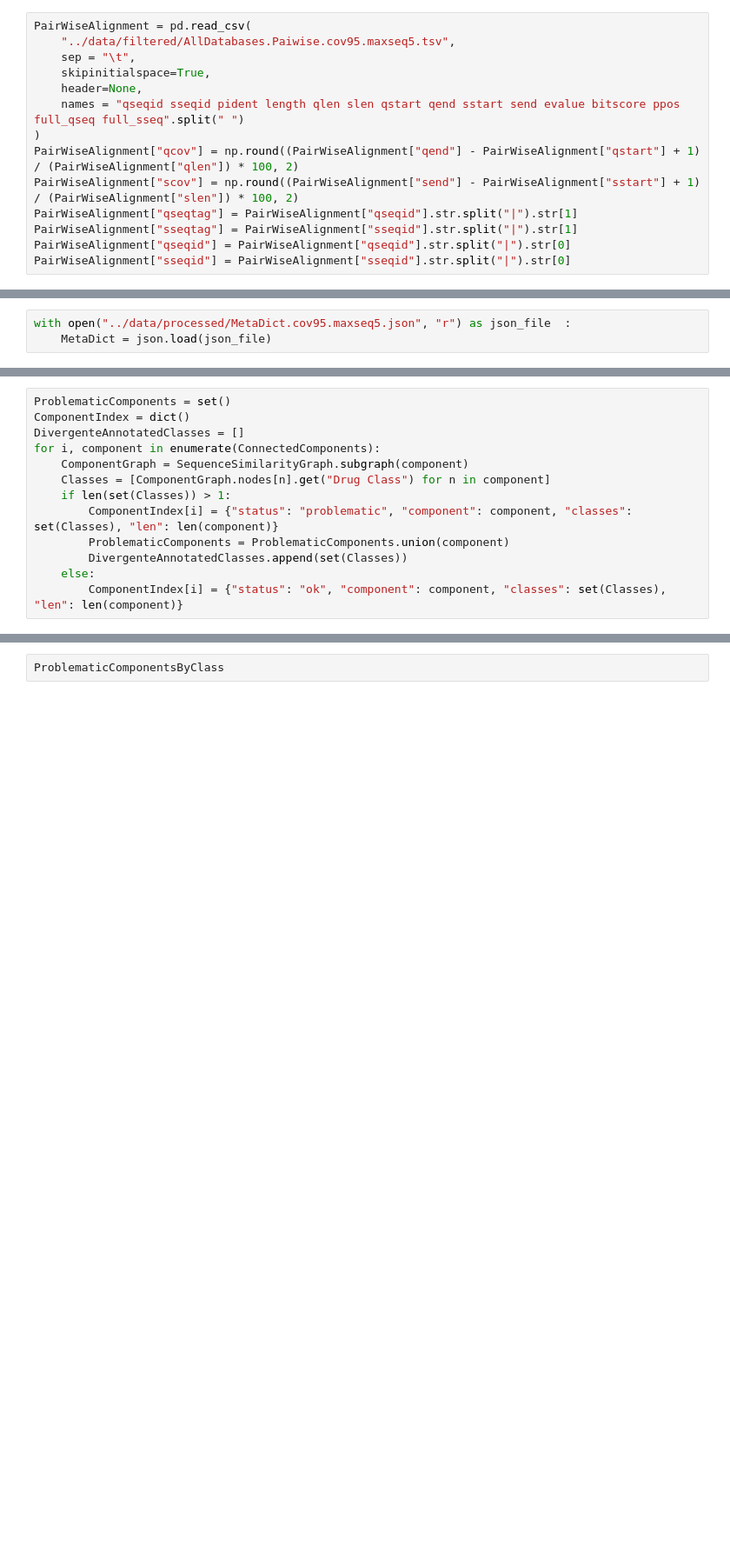
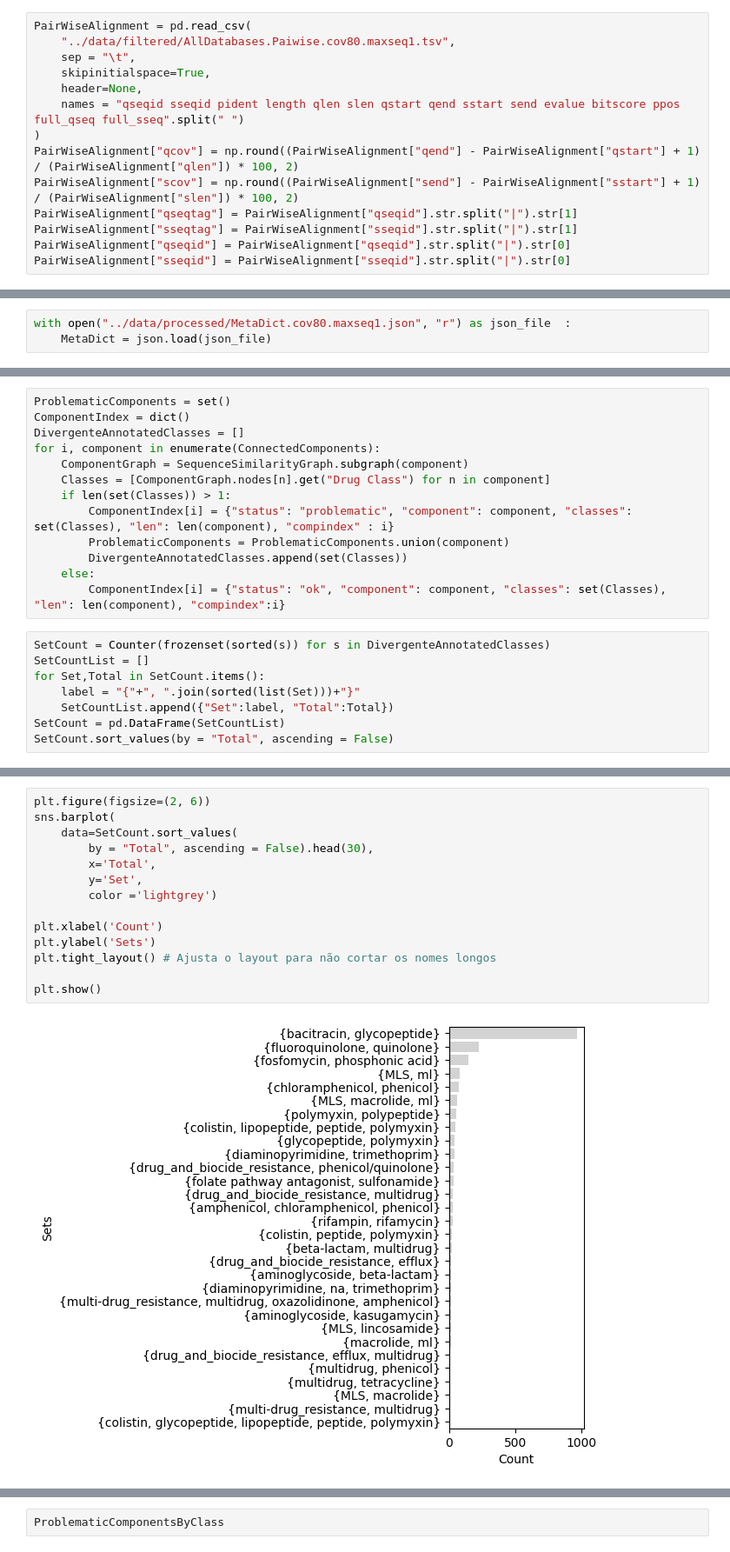
Before and after one commit to tiagocabralborelli/db-redundance, a Jupyter notebook: notebooks/3.Analysis.ipynb, the cells around one changed output, grey strips where cells are left out. Shown at 87% size. Saved outputs shown, nothing was run; the diff lists cells and outputs as text; blank space fills up the shorter version.

```diff
--- a/notebooks/3.Analysis.ipynb
+++ b/notebooks/3.Analysis.ipynb
@@ -44,6 +69,6 @@ ClustersCdHit
 # %%
 PairWiseAlignment = pd.read_csv(
-    "../data/filtered/AllDatabases.Paiwise.cov95.maxseq5.tsv",
+    "../data/filtered/AllDatabases.Paiwise.cov80.maxseq1.tsv",
     sep = "\t",
     skipinitialspace=True,
     header=None,
@@ -76,5 +135,5 @@ PairWiseAlignment
 # %%
-with open("../data/processed/MetaDict.cov95.maxseq5.json", "r") as json_file  :
+with open("../data/processed/MetaDict.cov80.maxseq1.json", "r") as json_file  :
     MetaDict = json.load(json_file)
 # %%
 SequenceSimilarityGraph = nx.from_pandas_edgelist(
@@ -94,8 +155,16 @@ for i, component in enumerate(ConnectedComponents):
     ComponentGraph = SequenceSimilarityGraph.subgraph(component)
     Classes = [ComponentGraph.nodes[n].get("Drug Class") for n in component]
     if len(set(Classes)) > 1:
-        ComponentIndex[i] = {"status": "problematic", "component": component, "classes": set(Classes), "len": len(component)}
+        ComponentIndex[i] = {"status": "problematic", "component": component, "classes": set(Classes), "len": len(component), "compindex" : i}
         ProblematicComponents = ProblematicComponents.union(component)
         DivergenteAnnotatedClasses.append(set(Classes))
     else:
-        ComponentIndex[i] = {"status": "ok", "component": component, "classes": set(Classes), "len": len(component)}
+        ComponentIndex[i] = {"status": "ok", "component": component, "classes": set(Classes), "len": len(component), "compindex":i}
+# %%
+SetCount = Counter(frozenset(sorted(s)) for s in DivergenteAnnotatedClasses)
+SetCountList = []
+for Set,Total in SetCount.items():
+    label = "{"+", ".join(sorted(list(Set)))+"}"
+    SetCountList.append({"Set":label, "Total":Total})
+SetCount = pd.DataFrame(SetCountList)
+SetCount.sort_values(by = "Total", ascending = False)
@@ -102,3 +185,19 @@ for i, component in enumerate(ConnectedComponents):
+# %%
+plt.figure(figsize=(2, 6))
+sns.barplot(
+    data=SetCount.sort_values(
+        by = "Total", ascending = False).head(30),
+        x='Total',
+        y='Set',
+        color ='lightgrey')
+
+plt.xlabel('Count')
+plt.ylabel('Sets')
+plt.tight_layout() # Ajusta o layout para não cortar os nomes longos
+
+plt.show()
+# %% [output]
+[figure, added]
 # %%
 ClassCount = []
 for item in pd.Series(DivergenteAnnotatedClasses):
```
Also changed, not shown: parts of 22 cells of this notebook, 5 other files.
